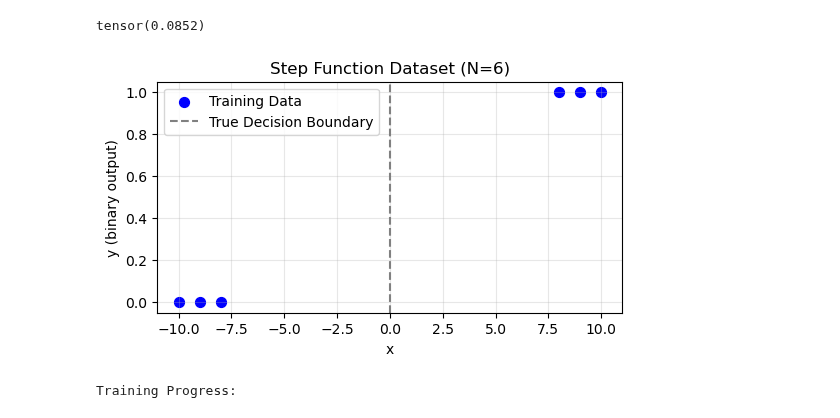
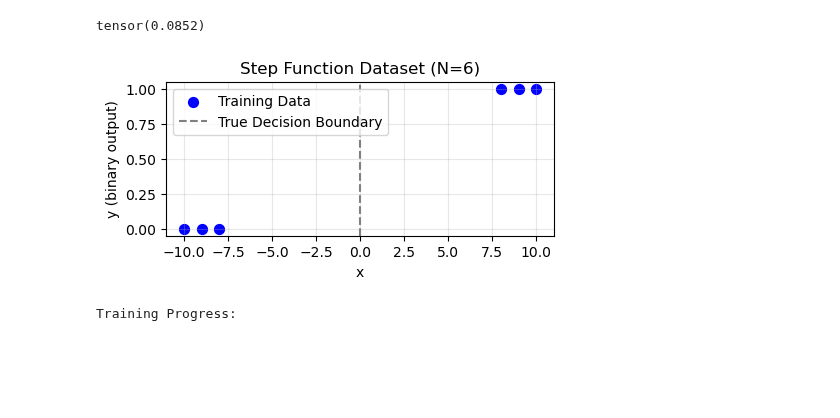
Before and after one commit to seafoodfry/ml-workspace, a Jupyter notebook: gpu-sandbox/llm-book/pytorch-101.ipynb, the cells around one changed output. Saved outputs shown, nothing was run; the diff lists cells and outputs as text; code cells hidden in the pictures; blank space fills up the shorter version.

```diff
--- a/gpu-sandbox/llm-book/pytorch-101.ipynb
+++ b/gpu-sandbox/llm-book/pytorch-101.ipynb
@@ -137,20 +137,20 @@ tensor(0.0852)
 # %%
 # Create a clear step-function dataset.
 x = torch.tensor([[-10.0], [-9.0], [-8.0], [8.0], [9.0], [10.0]], dtype=torch.float32)
 y = torch.tensor([[0.0], [0.0], [0.0], [1.0], [1.0], [1.0]], dtype=torch.float32)
 
 # Visualize the dataset
-plt.figure(figsize=(6, 3))
+plt.figure(figsize=(5, 2))
 plt.scatter(x, y, c='blue', s=50, label='Training Data')
 plt.axvline(x=0.0, color='gray', linestyle='--', label='True Decision Boundary')
 plt.grid(True, alpha=0.3)
 plt.title('Step Function Dataset (N=6)')
 plt.xlabel('x')
 plt.ylabel('y (binary output)')
 plt.legend()
 plt.show()
 # %% [output]
-[figure, old version]
+[figure, new version]
 # %%
 # Model parameters
 w = torch.tensor([[0.0]], requires_grad=True)
```
Also changed, not shown: parts of 16 cells of this notebook.
